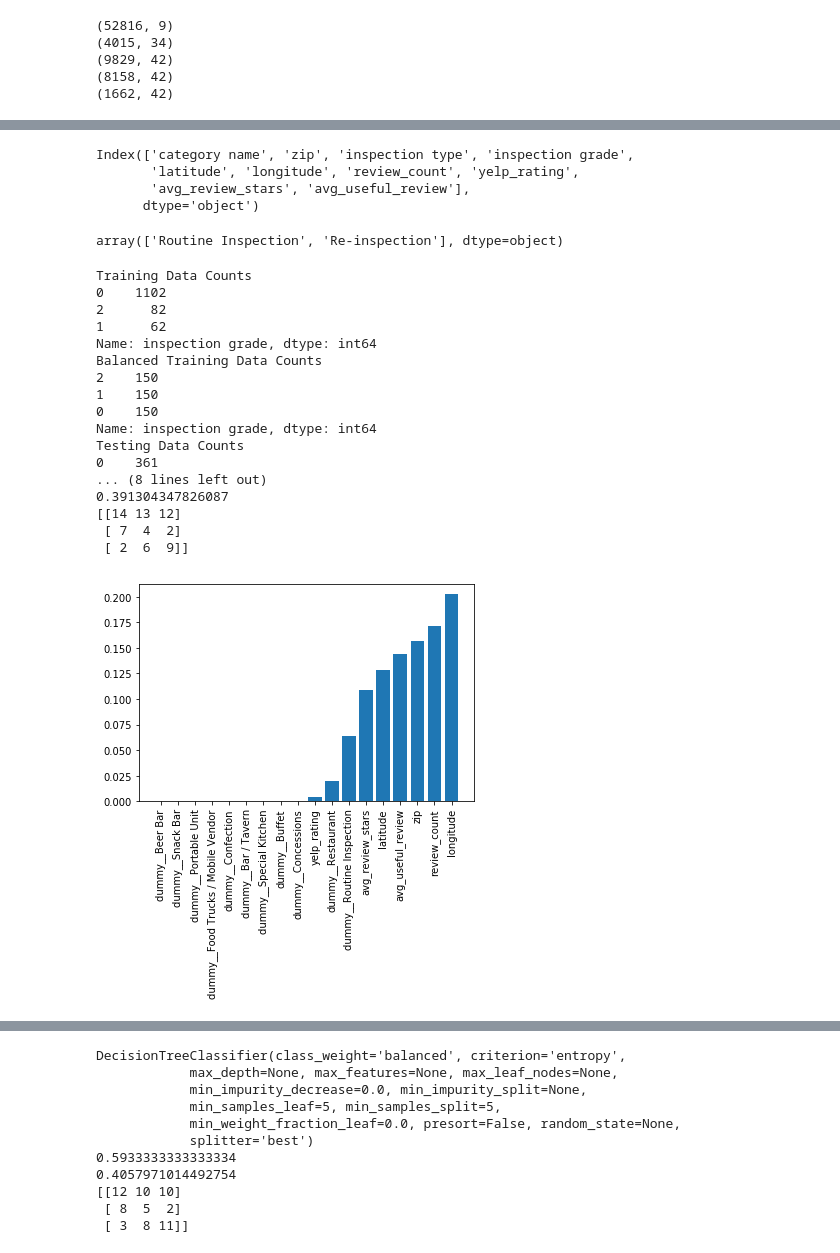
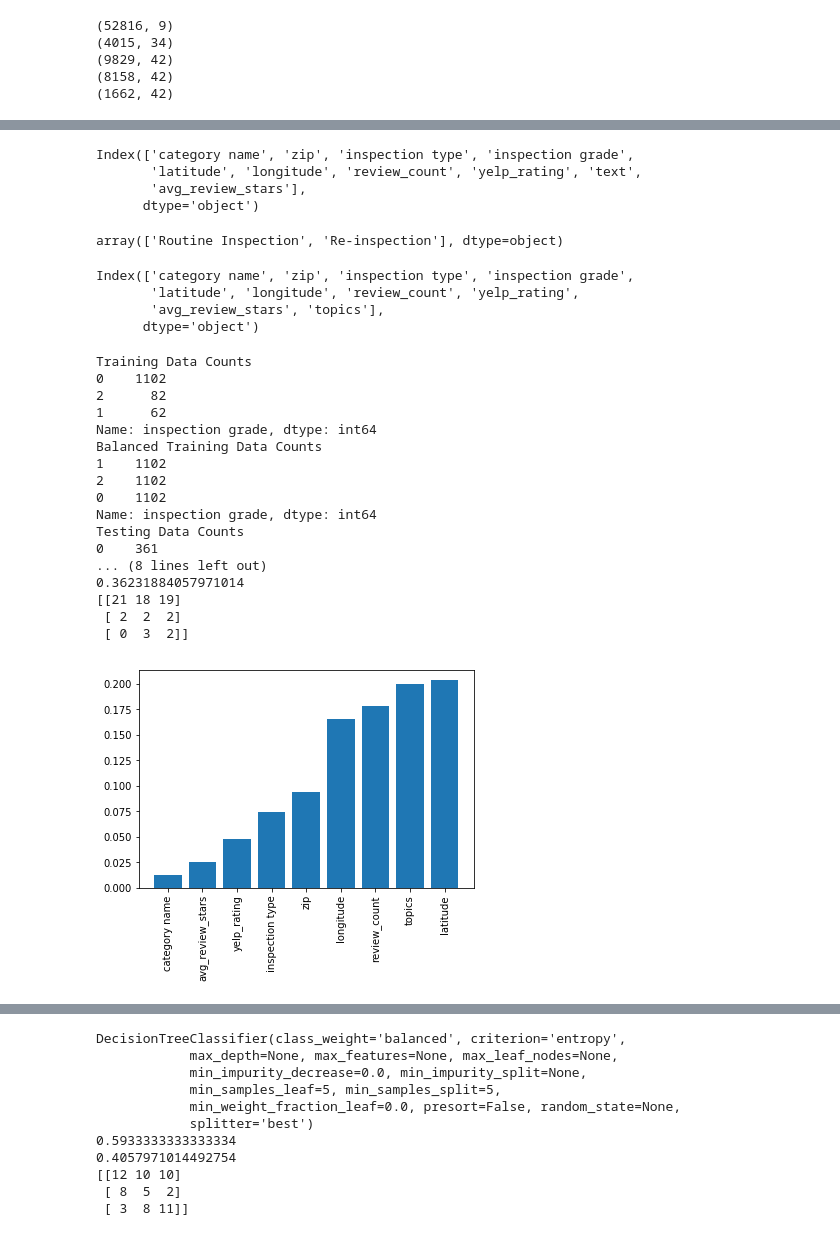
Before and after one commit to shreyasckdn/salsa_sauce, a Jupyter notebook: workflow.ipynb, the cells around one changed output, grey strips where cells are left out. Cells and saved outputs as stored; diff of their text form; code cells hidden in the pictures.

```diff
--- a/workflow.ipynb
+++ b/workflow.ipynb
@@ -163,7 +157,7 @@ check_list = {
 
     #Columns from yelp data
     'neighborhood':1,
-    'text':1,
+    'text':0,
     'categories':1,
     'latitude':0,
     'longitude':0,
@@ -172,8 +166,8 @@ check_list = {
     'funny':1,#single review's funny rating
     'useful':1, #single review's useful rating
     'review_rating':1, # single review's star rating
-    'avg_useful_review':0, # combined reviews useful rating
-    'avg_review_stars':0,# combined reviews star rating
+#     'avg_useful_review':0, # combined reviews useful rating
+#     'avg_review_stars':0,# combined reviews star rating
     'review_count':0
 }
 additional_drop_list = []
@@ -185,8 +179,8 @@ first_model['inspection grade'] = pd.factorize(first_model['inspection grade'])[
 first_model.columns
 # %% [output]
 Index(['category name', 'zip', 'inspection type', 'inspection grade',
-       'latitude', 'longitude', 'review_count', 'yelp_rating',
-       'avg_review_stars', 'avg_useful_review'],
+       'latitude', 'longitude', 'review_count', 'yelp_rating', 'text',
+       'avg_review_stars'],
       dtype='object')
 # %%
 first_model['inspection type'].unique()
@@ -228,21 +252,31 @@ data_used = temp #one hot encoded data
+# %%
+processed_docs = x_train['text'].map(preprocess)
+dictionary = gensim.corpora.Dictionary(processed_docs)
+dictionary.filter_extremes(no_below=15, no_above=0.75, keep_n=100000)
+bow_corpus = [dictionary.doc2bow(doc) for doc in processed_docs]
+tfidf = models.TfidfModel(bow_corpus)
+corpus_tfidf = tfidf[bow_corpus]
+lda_model_tfidf = gensim.models.LdaMulticore(corpus_tfidf, num_topics=10, id2word=dictionary, passes=2, workers=4)
+x_train.loc[:,'topics'] = x_train.\
+apply(lambda row: max(lda_model_tfidf[dictionary.doc2bow(preprocess(row['text']))],\
+                      key = lambda item:item[1])[0], axis = 1)
+x_test.loc[:,'topics'] = x_test.\
+apply(lambda row: max(lda_model_tfidf[dictionary.doc2bow(preprocess(row['text']))],\
+                      key = lambda item:item[1])[0], axis = 1)
+# %%
+x_train.drop(columns=['text'],axis=1,inplace=True)
+x_test.drop(columns=['text'],axis=1,inplace=True)
+x_train.columns
+# %% [output]
+Index(['category name', 'zip', 'inspection type', 'inspection grade',
+       'latitude', 'longitude', 'review_count', 'yelp_rating',
+       'avg_review_stars', 'topics'],
+      dtype='object')
 # %%
-from sklearn.tree import DecisionTreeClassifier
-from sklearn.utils import resample
-from sklearn.model_selection import train_test_split
-from sklearn.linear_model import LogisticRegression
-from sklearn.ensemble import RandomForestClassifier
-
-X = data_used
-X=X.drop(['inspection grade'],axis=1)
-
-Y = data_used['inspection grade']
-x_train, x_test, y_train, y_test = train_test_split(data_used, data_used['inspection grade'], test_size=0.25, random_state=42)
-
-
 print('Training Data Counts')
 print(x_train['inspection grade'].value_counts())
-# max_cnt = x_train['inspection grade'].value_counts()[0]
-max_cnt=150
+max_cnt = x_train['inspection grade'].value_counts()[0]
+# max_cnt=150
 major_1 = x_train[x_train['inspection grade'] == 0]
 minority_1= x_train[x_train['inspection grade'] == 1]
 minority_2 = x_train[x_train['inspection grade'] == 2]
@@ -279,39 +313,39 @@ x_test = x_test.drop(['inspection grade'],axis=1)
 
 # clf = LogisticRegression()
 
 # clf = RandomForestClassifier(n_estimators = 50,criterion = 'entropy')
 clf = DecisionTreeClassifier(criterion = 'entropy')
 clf = clf.fit(x_train, y_train)
 preds = clf.predict(x_test)
 print(accuracy_score(preds,y_test))
 print(confusion_matrix(preds,y_test))
 
 feat_dict = dict(zip(x_train.columns,clf.feature_importances_))
 features = pd.DataFrame(pd.Series(feat_dict),columns=['feature_importance'])
 sortd= features.sort_values(by=['feature_importance'])
 
 plt.bar(range(len(sortd)), sortd['feature_importance'], align='center')
 plt.xticks(range(len(sortd)), sortd.index,rotation = 'vertical')
 
 plt.show()
 sortd
 # %% [output]
 Training Data Counts
 0    1102
 2      82
 1      62
 Name: inspection grade, dtype: int64
 Balanced Training Data Counts
-2    150
-1    150
-0    150
+1    1102
+2    1102
+0    1102
 Name: inspection grade, dtype: int64
 Testing Data Counts
 0    361
 ... (8 lines left out)
-0.391304347826087
-[[14 13 12]
- [ 7  4  2]
- [ 2  6  9]]
+0.36231884057971014
+[[21 18 19]
+ [ 2  2  2]
+ [ 0  3  2]]
-[figure, old version]
+[figure, new version]
 |  | feature_importance |
```
Also changed, not shown: parts of 7 cells of this notebook, 1 other file.
